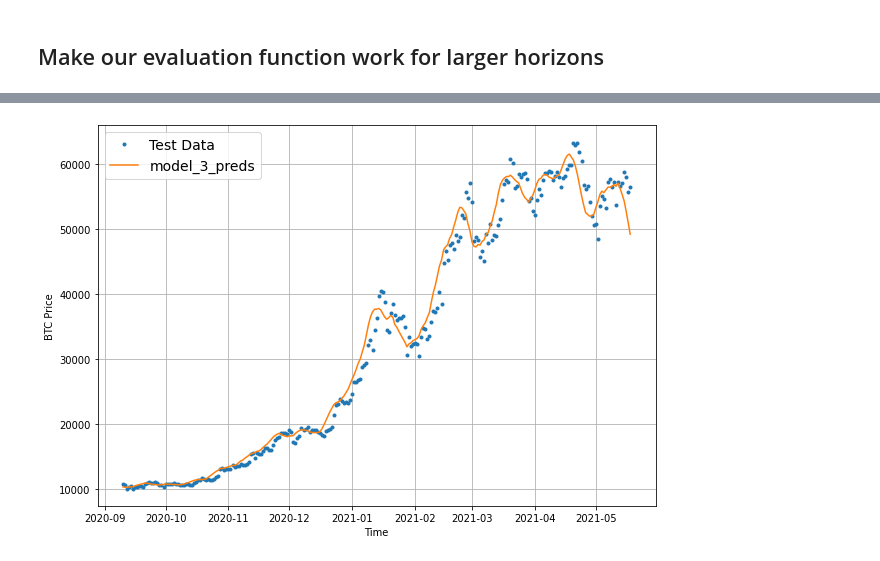
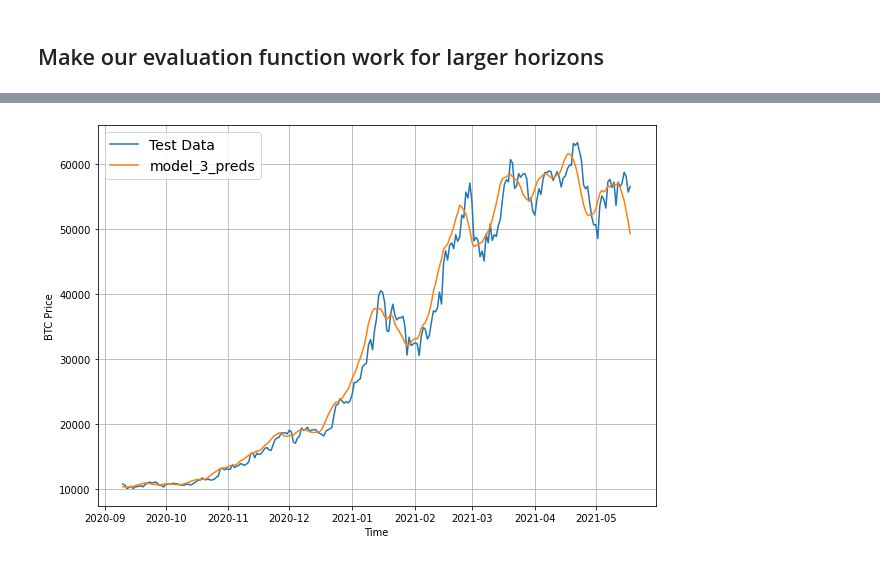
Before and after one commit to redrum88/tensorflow, a Jupyter notebook: 10_time_series_forecasting_with_tensorflow_video.ipynb, the cells around one changed output, grey strips where cells are left out. Saved outputs shown, nothing was run; the diff lists cells and outputs as text; code cells hidden in the pictures.

```diff
--- a/10_time_series_forecasting_with_tensorflow_video.ipynb
+++ b/10_time_series_forecasting_with_tensorflow_video.ipynb
@@ -1078,7 +1085,7 @@ plot_time_series(timesteps=X_test[-len(test_windows):], values=model_3_preds, st
 # %%
 offset = 300
 plt.figure(figsize=(10, 7))
-plot_time_series(timesteps=X_test[-len(test_windows):], values=test_labels[:, 0], start=offset, label="Test Data")
+plot_time_series(timesteps=X_test[-len(test_windows):], values=test_labels[:, 0], format="-", start=offset, label="Test Data")
 plot_time_series(timesteps=X_test[-len(test_windows):], values=tf.reduce_mean(model_3_preds, axis=1), format="-", start=offset, label="model_3_preds")
 # %% [output]
-[figure, old version]
+[figure, new version]
```
Also changed, not shown: parts of 52 cells of this notebook.
